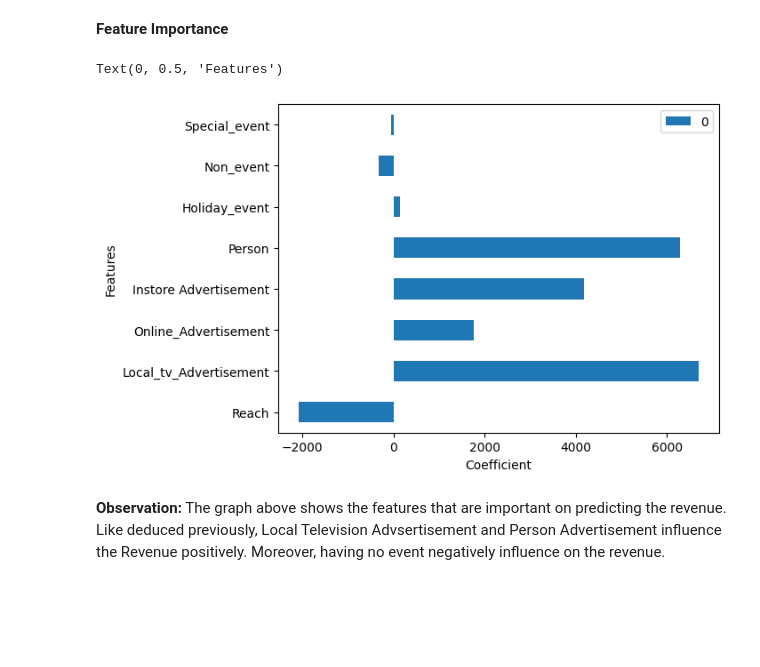
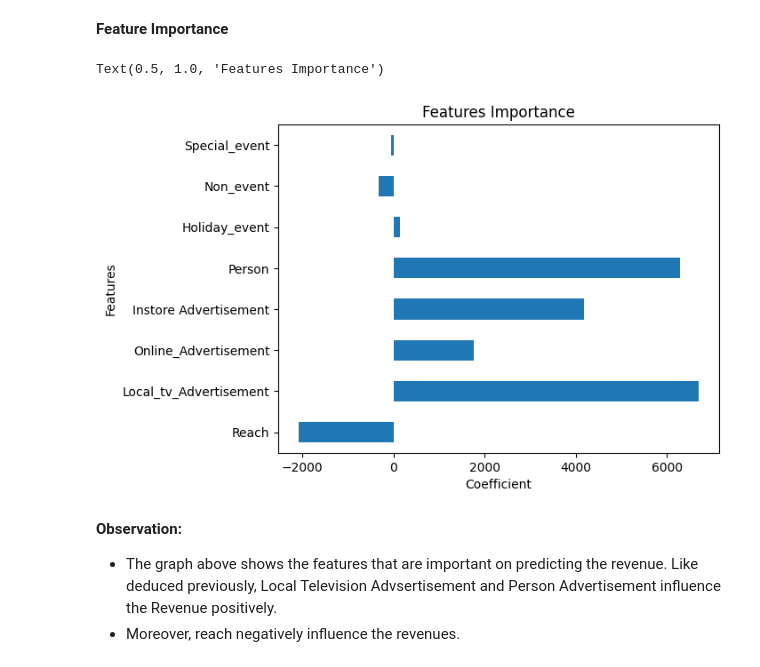
Before and after one commit to Tshifhumulo10/Martketing-Analysis-and-Revenue-Prediction, a Jupyter notebook: Martketing_Analysis_and_Revenue_Prediction.ipynb, the cells around one changed output. Cells and saved outputs as stored; diff of their text form; code cells hidden in the pictures; blank space fills up the shorter version.

Commit message:
Graph

```diff
--- a/Martketing_Analysis_and_Revenue_Prediction.ipynb
+++ b/Martketing_Analysis_and_Revenue_Prediction.ipynb
@@ -440,11 +439,15 @@ Random Forest: 5730.25748259702
 Features=['Reach', 'Local_tv_Advertisement', 'Online_Advertisement', 'Instore Advertisement', 'Person', 'Holiday_event', 'Non_event', 'Special_event']
 # %%
 feature=pd.DataFrame(data=list(rr.coef_), index=Features)
-feature.plot(kind='barh')
+feature.plot(kind='barh', legend=False)
 plt.xlabel('Coefficient')
 plt.ylabel('Features')
+plt.title('Features Importance')
 # %% [output]
-Text(0, 0.5, 'Features')
+Text(0.5, 1.0, 'Features Importance')
-[figure, old version]
+[figure, new version]
 # %% [markdown]
-**Observation:** The graph above shows the features that are important on predicting the revenue. Like deduced previously, Local Television Advsertisement and Person Advertisement influence the Revenue positively. Moreover, having no event negatively influence on the revenue.
+**Observation:**
+
+- The graph above shows the features that are important on predicting the revenue. Like deduced previously, Local Television Advsertisement and Person Advertisement influence the Revenue positively.
+- Moreover, reach negatively influence the revenues.
```
Also changed, not shown: parts of 5 cells of this notebook.
